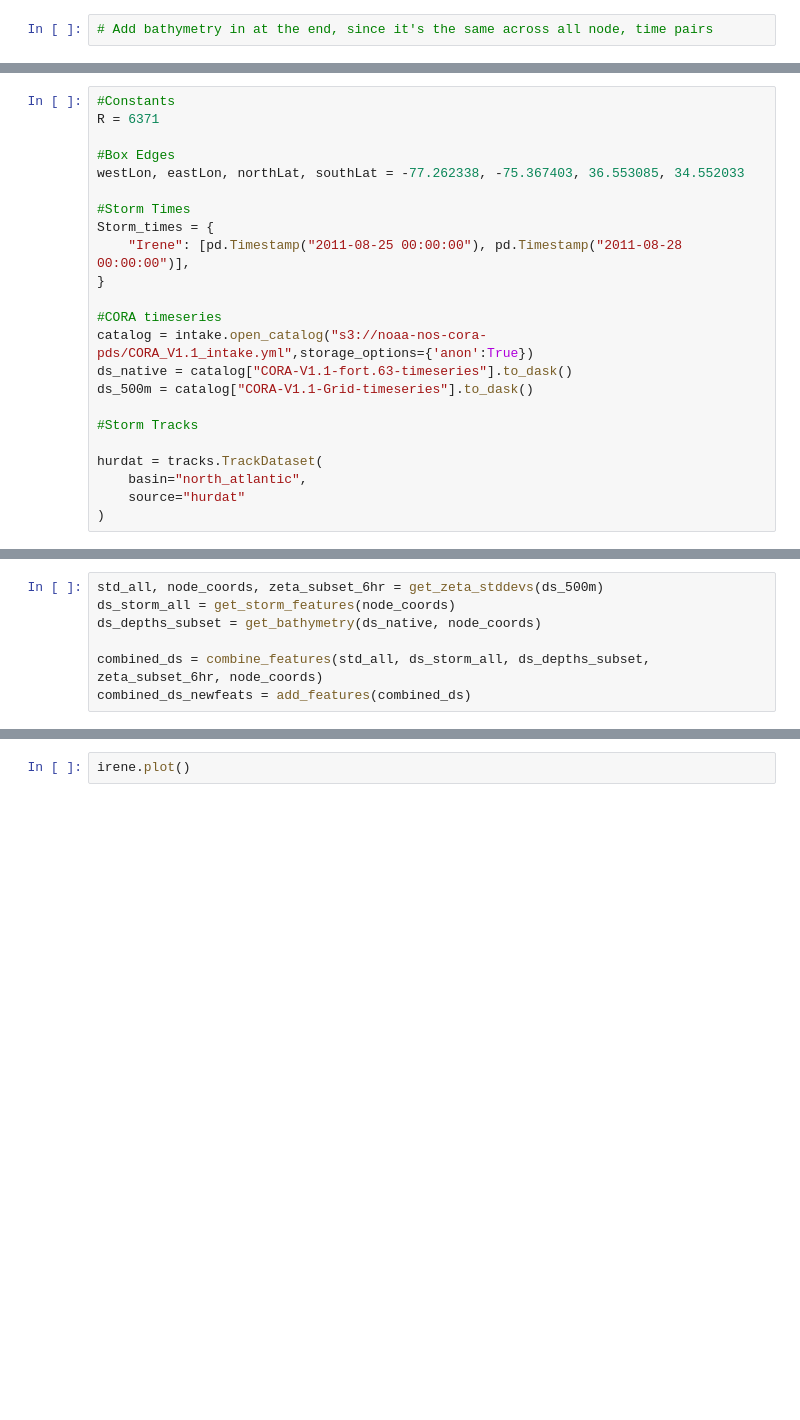
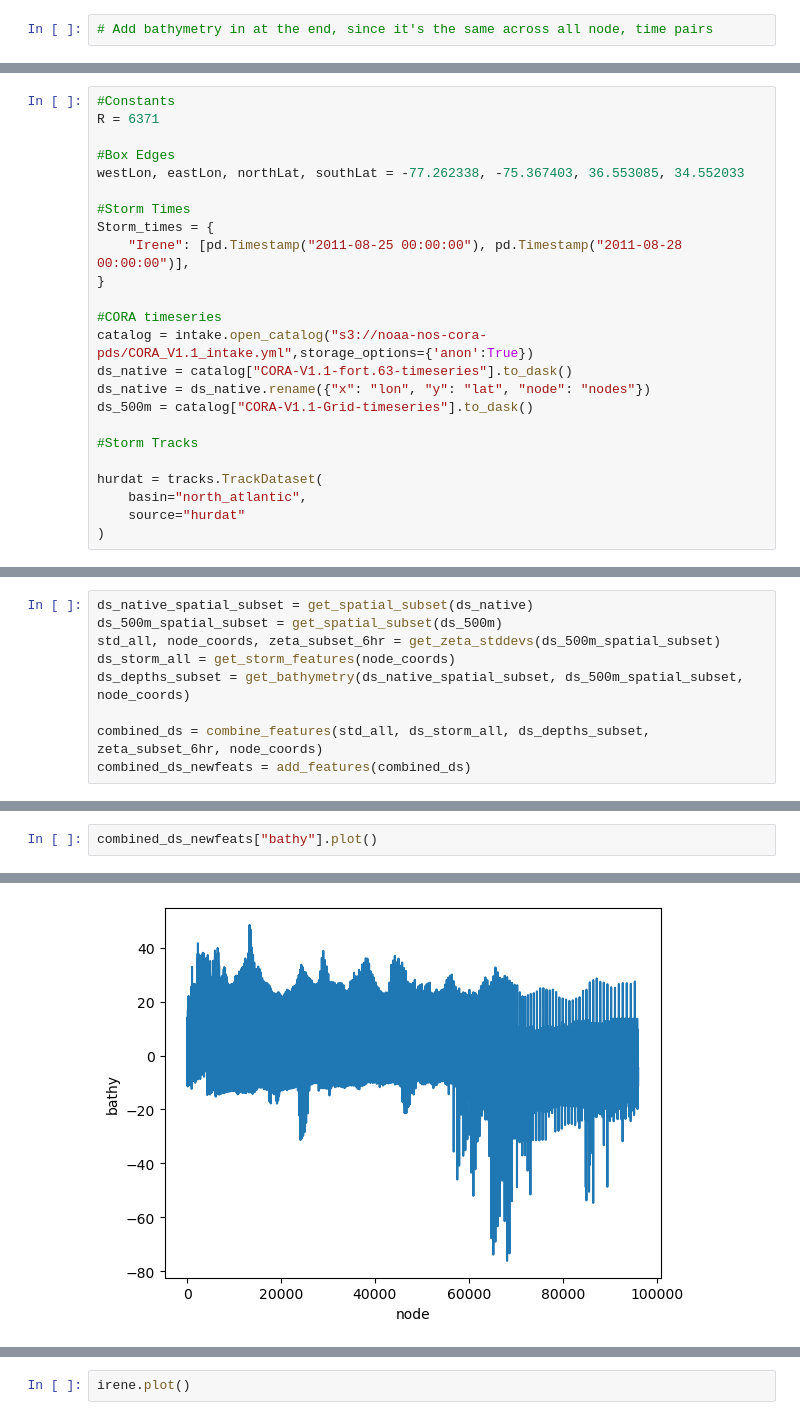
Before and after one commit to qhsimmons/CORA_AOSC650, a Jupyter notebook: Collect_Raw_Data.ipynb, the cells around one changed output, grey strips where cells are left out. Saved outputs shown, nothing was run; the diff lists cells and outputs as text; blank space fills up the shorter version.

```diff
--- a/Collect_Raw_Data.ipynb
+++ b/Collect_Raw_Data.ipynb
@@ -60,6 +81,7 @@ Storm_times = {
 #CORA timeseries
 catalog = intake.open_catalog("s3://noaa-nos-cora-pds/CORA_V1.1_intake.yml",storage_options={'anon':True})
 ds_native = catalog["CORA-V1.1-fort.63-timeseries"].to_dask()
+ds_native = ds_native.rename({"x": "lon", "y": "lat", "node": "nodes"})
 ds_500m = catalog["CORA-V1.1-Grid-timeseries"].to_dask()
 
 #Storm Tracks
@@ -227,9 +376,11 @@ def haversine(lat1, lon1, lat2, lon2):
 
     return d
 # %%
-std_all, node_coords, zeta_subset_6hr = get_zeta_stddevs(ds_500m)
+ds_native_spatial_subset = get_spatial_subset(ds_native)
+ds_500m_spatial_subset = get_spatial_subset(ds_500m)
+std_all, node_coords, zeta_subset_6hr = get_zeta_stddevs(ds_500m_spatial_subset)
 ds_storm_all = get_storm_features(node_coords)
-ds_depths_subset = get_bathymetry(ds_native, node_coords)
+ds_depths_subset = get_bathymetry(ds_native_spatial_subset, ds_500m_spatial_subset, node_coords)
 
 combined_ds = combine_features(std_all, ds_storm_all, ds_depths_subset, zeta_subset_6hr, node_coords)
 combined_ds_newfeats = add_features(combined_ds)
@@ -258,3 +436,6 @@ Data variables: (12/16)
     dy                (node, storm, time) float64 10MB 0.9872 0.9943 ... -0.8109
     dx_dist_weighted  (node, storm, time) float64 10MB -198.8 -125.0 ... -11.8
     dy_dist_weighted  (node, storm, time) float64 10MB 1.231e+03 ... -16.34
+# %%
+combined_ds_newfeats["bathy"].plot()
+# %% [output]
@@ -261,2 +443,3 @@ Data variables: (12/16)
+[figure, added]
 # %%
 # import matplotlib.pyplot as plt
```
Also changed, not shown: parts of 14 cells of this notebook, 1 other file.
